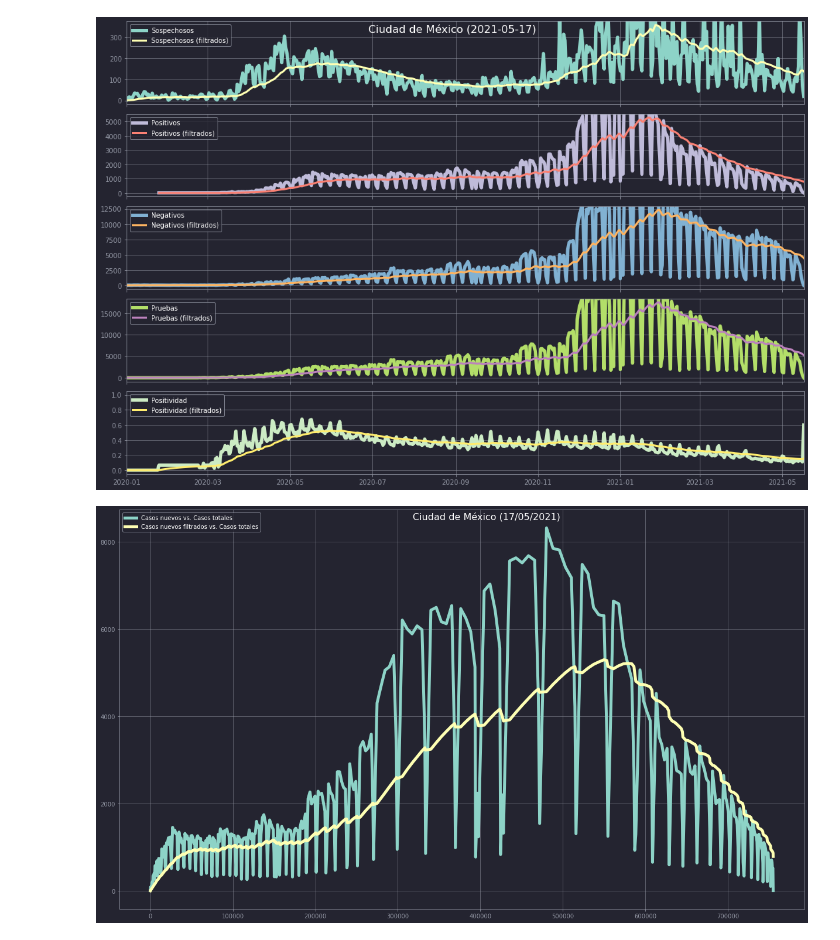
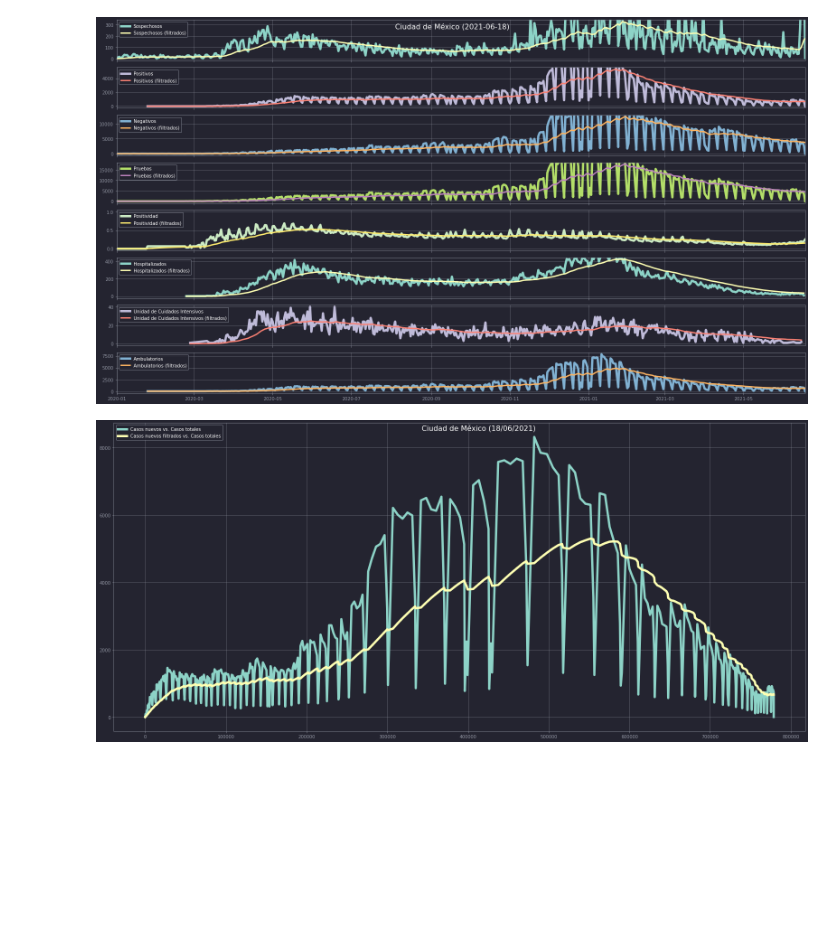
Before and after one commit to cad3na/JupyterNotebooks, a Jupyter notebook: Python/COVID/COVID Data.ipynb, the cells around one changed output. Drawn from its saved outputs; the diff is of its cells as text; code cells hidden in the pictures; blank space fills up the shorter version.

```diff
--- a/Python/COVID/COVID Data.ipynb
+++ b/Python/COVID/COVID Data.ipynb
@@ -73,6 +75,9 @@ fil_confirmados_cdmx = filter(confirmados_cdmx)
 fil_negativos_cdmx = filter(negativos_cdmx)
 fil_positividad_cdmx = filter(positividad_cdmx)
 fil_pruebas_cdmx = filter(pruebas_cdmx)
+fil_hospitalizados_cdmx = filter(hospitalizados_cdmx)
+fil_uci_cdmx = filter(uci_cdmx)
+fil_ambulatorios_cdmx = filter(ambulatorios_cdmx)
 # %%
 from matplotlib.pyplot import figure, rcParams
 from conf_matplotlib import conf_matplotlib_horizon
@@ -80,48 +85,68 @@ conf_matplotlib_horizon()
 # %%
 cycle = rcParams['axes.prop_cycle'].by_key()['color']
 
-fig = figure(figsize=(15,10))
-axs = fig.subplots(5, 1, gridspec_kw={'height_ratios': [2,2,2,2,2]}, sharex=True)
-ax1, ax2, ax3, ax4,ax5 = axs
+fig = figure(figsize=(22,12))
+axs = fig.subplots(8, 1, gridspec_kw={'height_ratios': [2,2,2,2,2,2,2,2]}, sharex=True)
+ax1, ax2, ax3, ax4, ax5, ax6, ax7, ax8 = axs
 
 lbl_sos = f"Sospechosos"
 lbl_pos = f"Positivos"
 lbl_ptv = f"Positividad"
 lbl_neg = f"Negativos"
 lbl_pru = f"Pruebas"
+lbl_hos = f"Hospitalizados"
+lbl_uci = f"Unidad de Cuidados Intensivos"
+lbl_amb = f"Ambulatorios"
 
 ax1.plot(sospechosos_cdmx, label=lbl_sos, c=cycle[0])
 ax1.plot(fil_sospechosos_cdmx, label=lbl_sos + " (filtrados)", c=cycle[1], lw=3)
+
 ax2.plot(confirmados_cdmx, label=lbl_pos, c=cycle[2])
 ax2.plot(fil_confirmados_cdmx, label=lbl_pos + " (filtrados)", c=cycle[3], lw=3)
+
 ax3.plot(negativos_cdmx, label=lbl_neg, c=cycle[4])
 ax3.plot(fil_negativos_cdmx, label=lbl_neg + " (filtrados)", c=cycle[5], lw=3)
+
 ax4.plot(pruebas_cdmx, label=lbl_pru, c=cycle[6])
 ax4.plot(fil_pruebas_cdmx, label=lbl_pru + " (filtrados)", c=cycle[7], lw=3)
+
 ax5.plot(positividad_cdmx, label=lbl_ptv, c=cycle[8])
 ax5.plot(fil_positividad_cdmx, label=lbl_ptv + " (filtrados)", c=cycle[9], lw=3)
 
-ax1.set_ylim(-0.05*max(fil_sospechosos_cdmx),1.05*max(fil_sospechosos_cdmx))
-ax2.set_ylim(-0.05*max(fil_confirmados_cdmx),1.05*max(fil_confirmados_cdmx))
-ax3.set_ylim(-0.05*max(fil_negativos_cdmx),1.05*max(fil_negativos_cdmx))
-ax4.set_ylim(-0.05*max(fil_pruebas_cdmx),1.05*max(fil_pruebas_cdmx))
-ax5.set_ylim(-0.05,1.05)
+ax6.plot(hospitalizados_cdmx, label=lbl_hos, c=cycle[0])
+ax6.plot(fil_hospitalizados_cdmx, label=lbl_hos + " (filtrados)", c=cycle[1], lw=3)
+
+ax7.plot(uci_cdmx, label=lbl_uci, c=cycle[2])
+ax7.plot(fil_uci_cdmx, label=lbl_uci + " (filtrados)", c=cycle[3], lw=3)
+
+ax8.plot(ambulatorios_cdmx, label=lbl_amb, c=cycle[4])
+ax8.plot(fil_ambulatorios_cdmx, label=lbl_amb + " (filtrados)", c=cycle[5], lw=3)
+
+ax1.set_ylim(-0.05*max(fil_sospechosos_cdmx), 1.05*max(fil_sospechosos_cdmx))
+ax2.set_ylim(-0.05*max(fil_confirmados_cdmx), 1.05*max(fil_confirmados_cdmx))
+ax3.set_ylim(-0.05*max(fil_negativos_cdmx), 1.05*max(fil_negativos_cdmx))
+ax4.set_ylim(-0.05*max(fil_pruebas_cdmx), 1.05*max(fil_pruebas_cdmx))
+ax5.set_ylim(-0.05, 1.05)
+ax6.set_ylim(-0.05*max(fil_hospitalizados_cdmx), 1.05*max(fil_hospitalizados_cdmx))
 
 ax5.set_xlim(sospechosos_cdmx.index[0], sospechosos_cdmx.index[-1])
 
 ax1.legend(loc="upper left")
 ax2.legend(loc="upper left")
 ax3.legend(loc="upper left")
 ax4.legend(loc="upper left")
 ax5.legend(loc="upper left")
+ax6.legend(loc="upper left")
+ax7.legend(loc="upper left")
+ax8.legend(loc="upper left")
 
 #fig.legend(loc="upper left")
 fig.tight_layout()
 fig.suptitle("Ciudad de México (" + str(sospechosos_cdmx.index[-1].date()) + ")", fontsize=16);
 # %% [output]
-[figure, old version]
+[figure, new version]
 # %%
-fig = figure(figsize=(17,10))
+fig = figure(figsize=(22,10))
 ax = fig.gca()
 
 ax.plot(acum_confirmados_cdmx.values, confirmados_cdmx.values, label="Casos nuevos vs. Casos totales")
@@ -134,4 +159,4 @@ ax.legend(loc="upper left")
 fig.tight_layout()
 fig.suptitle("                       Ciudad de México (" + confirmados_cdmx.index[-1].strftime("%d/%m/%Y") + ")", fontsize=16);
 # %% [output]
-[figure, old version]
+[figure, new version]
```
Also changed, not shown: parts of 2 cells of this notebook.
